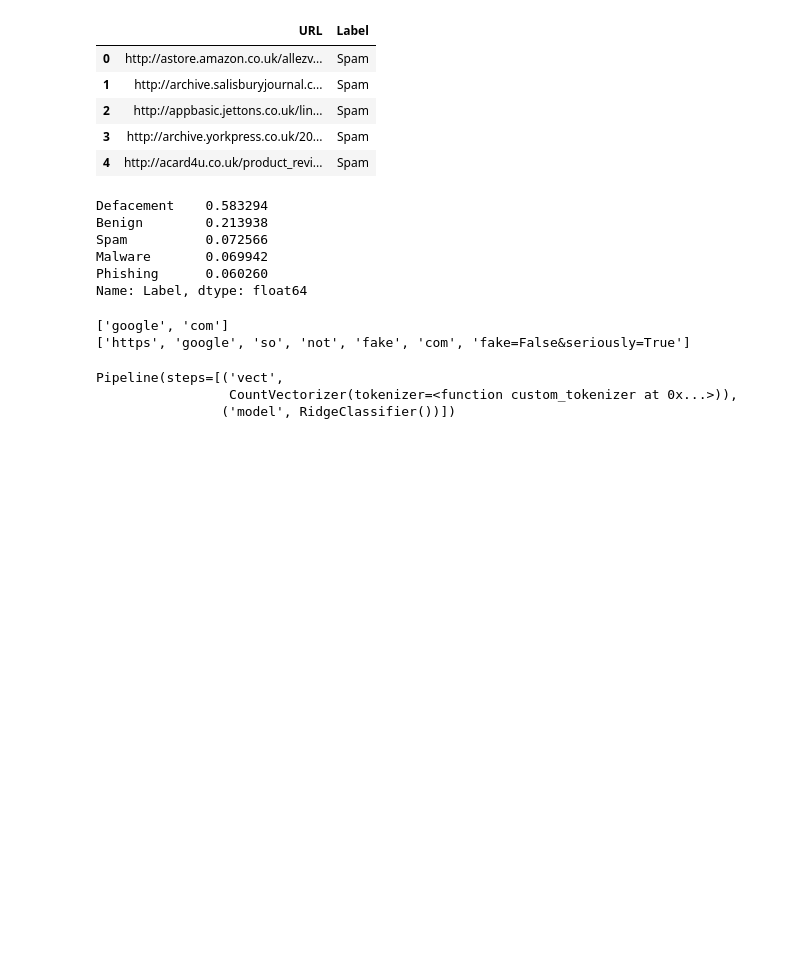
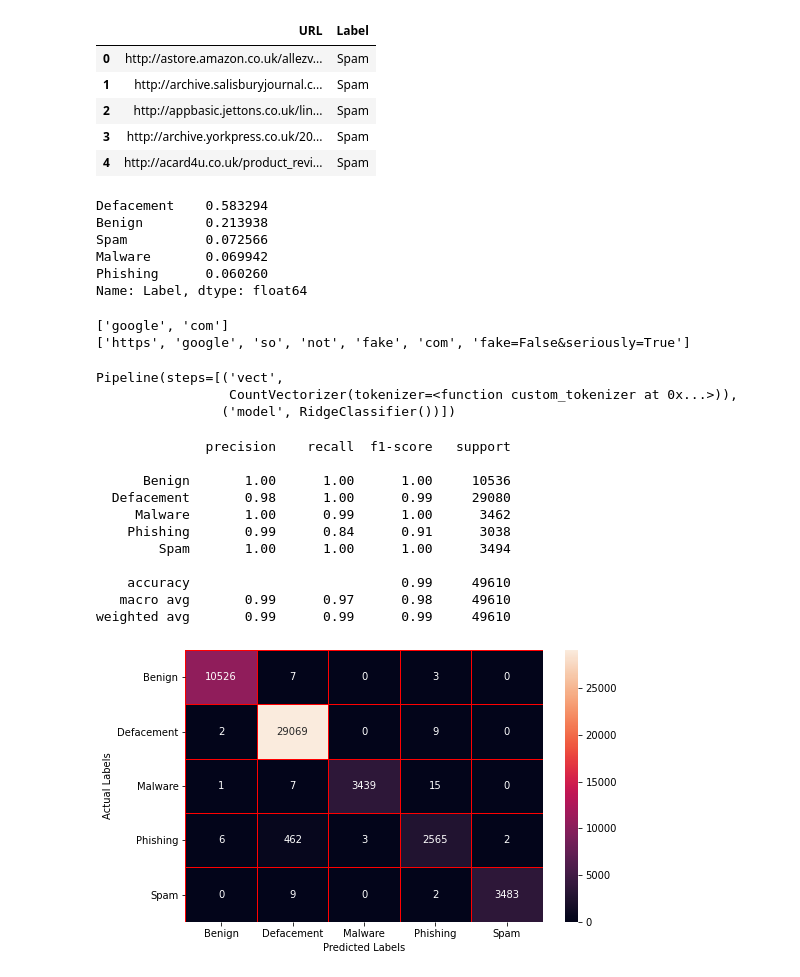
Before and after one commit to isados/haktrak-ids, a Jupyter notebook: mlMaliciousURLs.ipynb, the cells around one changed output. Cells and saved outputs as stored; diff of their text form; code cells hidden in the pictures; blank space fills up the shorter version.

Commit message:
first validation test of the Malicious URLs using RidgeClassifier model

```diff
--- a/mlMaliciousURLs.ipynb
+++ b/mlMaliciousURLs.ipynb
@@ -12,6 +13,6 @@ from utils import get_configs
 %matplotlib inline
 # %%
-configvars = get_configs()
+configvars = utils.get_configs()
 # %% [markdown]
 ## Read datasets
 # %%
@@ -72,4 +73,22 @@ Pipeline(steps=[('vect',
                  CountVectorizer(tokenizer=<function custom_tokenizer at 0x...>)),
                 ('model', RidgeClassifier())])
 # %%
-y_predict = rc_pipe.predict(X_test.values)
+y_predict = rc_pipe.predict(X_test)
+# %%
+import utils
+reload(utils)
+classes = rc_pipe['model'].classes_
+utils.get_scores_plots_stats(y_test, y_predict, multiclass_avg=None, class_labels=classes, figsize=(8,5))
+# %% [output]
+              precision    recall  f1-score   support
+
+      Benign       1.00      1.00      1.00     10536
+  Defacement       0.98      1.00      0.99     29080
+     Malware       1.00      0.99      1.00      3462
+    Phishing       0.99      0.84      0.91      3038
+        Spam       1.00      1.00      1.00      3494
+
+    accuracy                           0.99     49610
+   macro avg       0.99      0.97      0.98     49610
+weighted avg       0.99      0.99      0.99     49610
+[figure, added]
```
Also changed, not shown: parts of 2 cells of this notebook, 1 other file.
